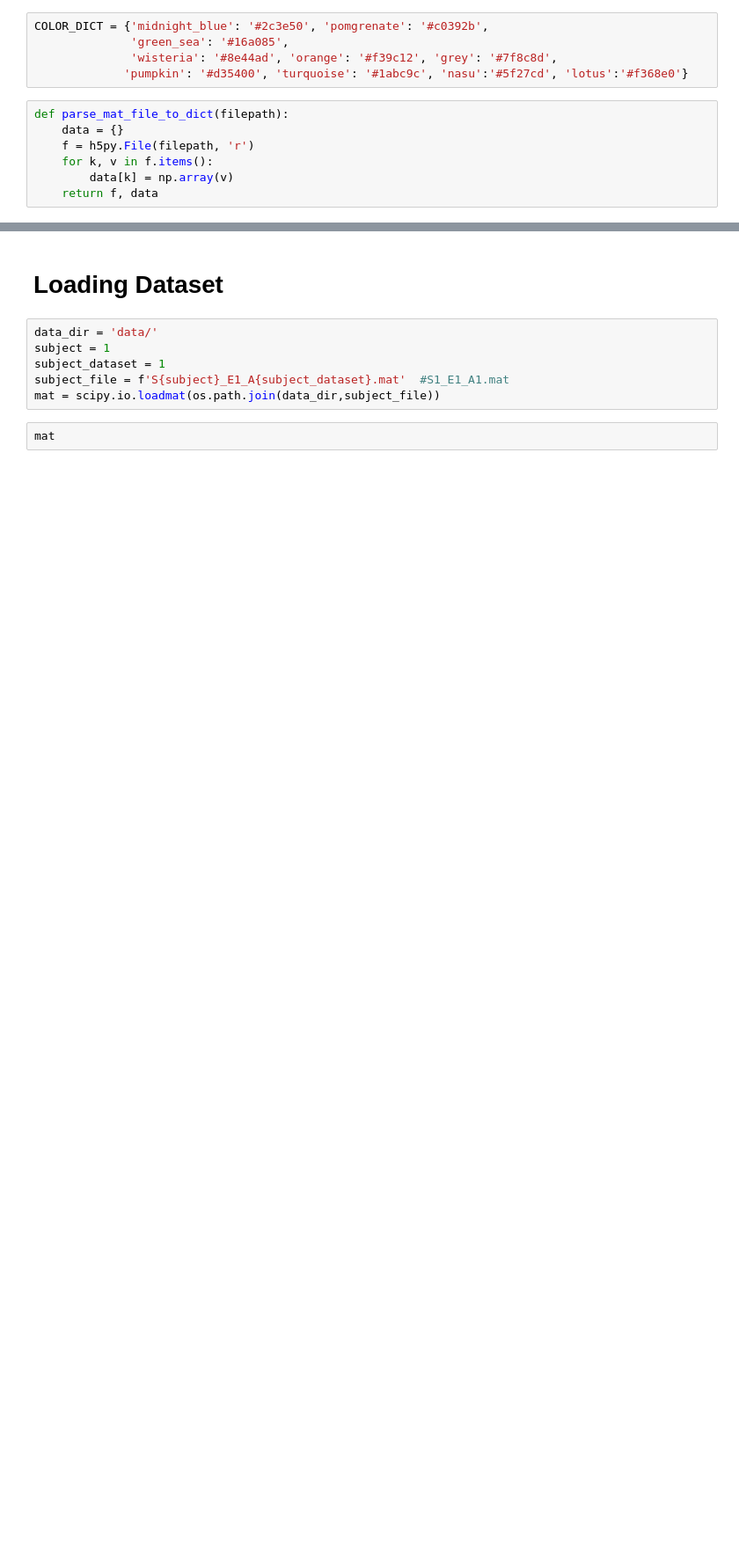
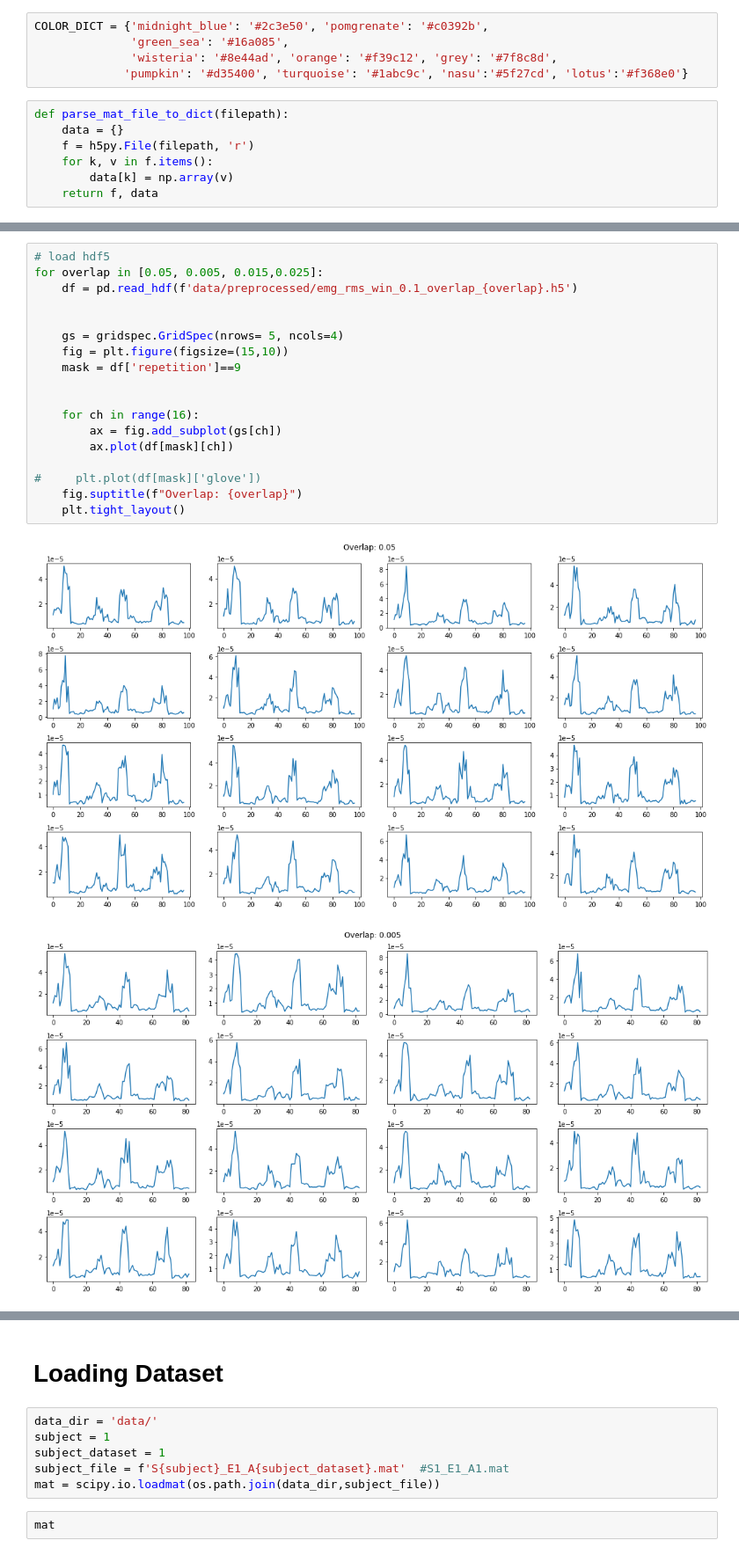
Before and after one commit to FarahBaracat/ninapro_db8, a Jupyter notebook: EDA-NinaPro_DB8.ipynb, the cells around one changed output, grey strips where cells are left out. Shown at 88% size. Drawn from its saved outputs; the diff is of its cells as text; blank space fills up the shorter version.

```diff
--- a/EDA-NinaPro_DB8.ipynb
+++ b/EDA-NinaPro_DB8.ipynb
@@ -32,0 +73,21 @@ def parse_mat_file_to_dict(filepath):
+# %%
+# load hdf5
+for overlap in [0.05, 0.005, 0.015,0.025]:
+    df = pd.read_hdf(f'data/preprocessed/emg_rms_win_0.1_overlap_{overlap}.h5')
+
+
+    gs = gridspec.GridSpec(nrows= 5, ncols=4)
+    fig = plt.figure(figsize=(15,10))
+    mask = df['repetition']==9
+
+
+    for ch in range(16):
+        ax = fig.add_subplot(gs[ch])
+        ax.plot(df[mask][ch])
+
+#     plt.plot(df[mask]['glove'])
+    fig.suptitle(f"Overlap: {overlap}")
+    plt.tight_layout()
+# %% [output]
+[figure, added]
+[figure, added]
```
Also changed, not shown: parts of 50 cells of this notebook, 2 other files.
